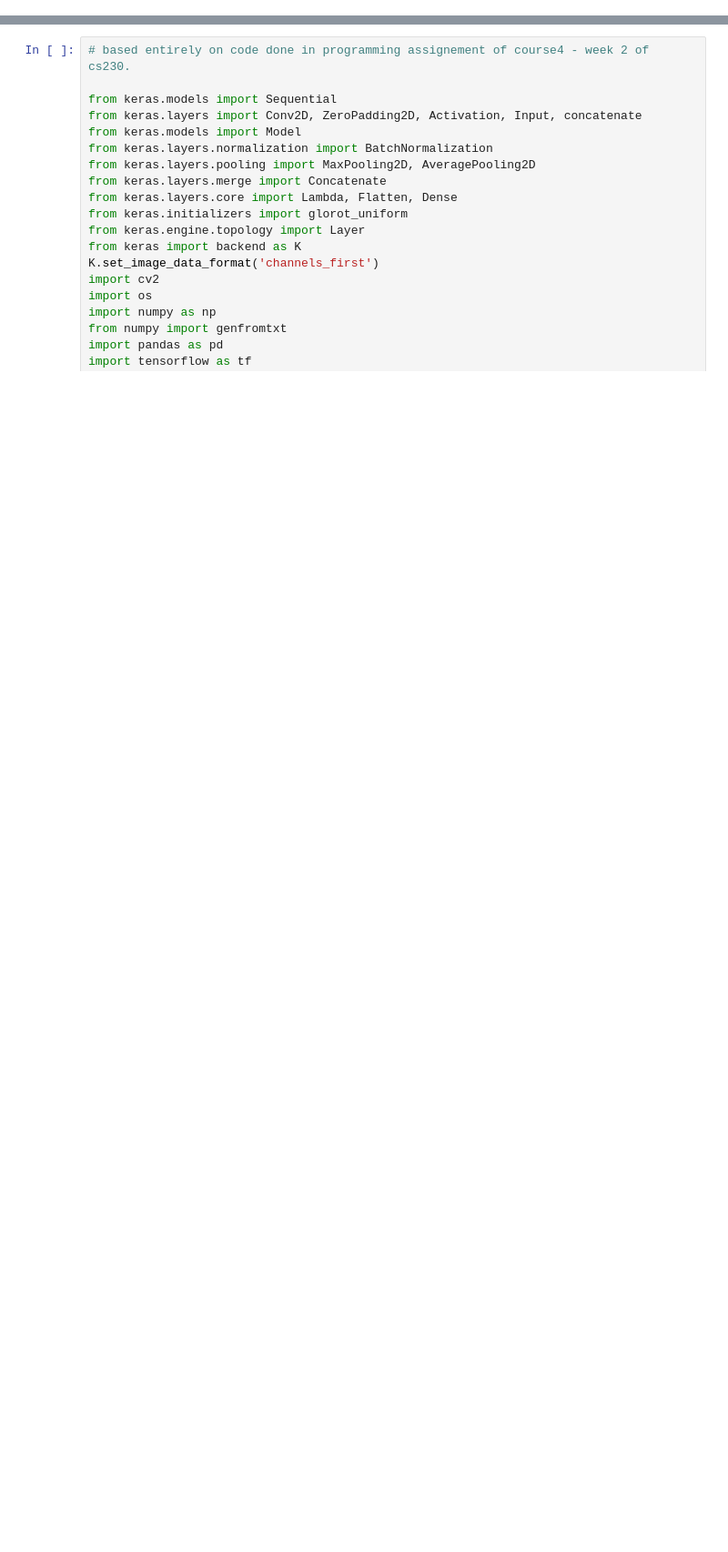
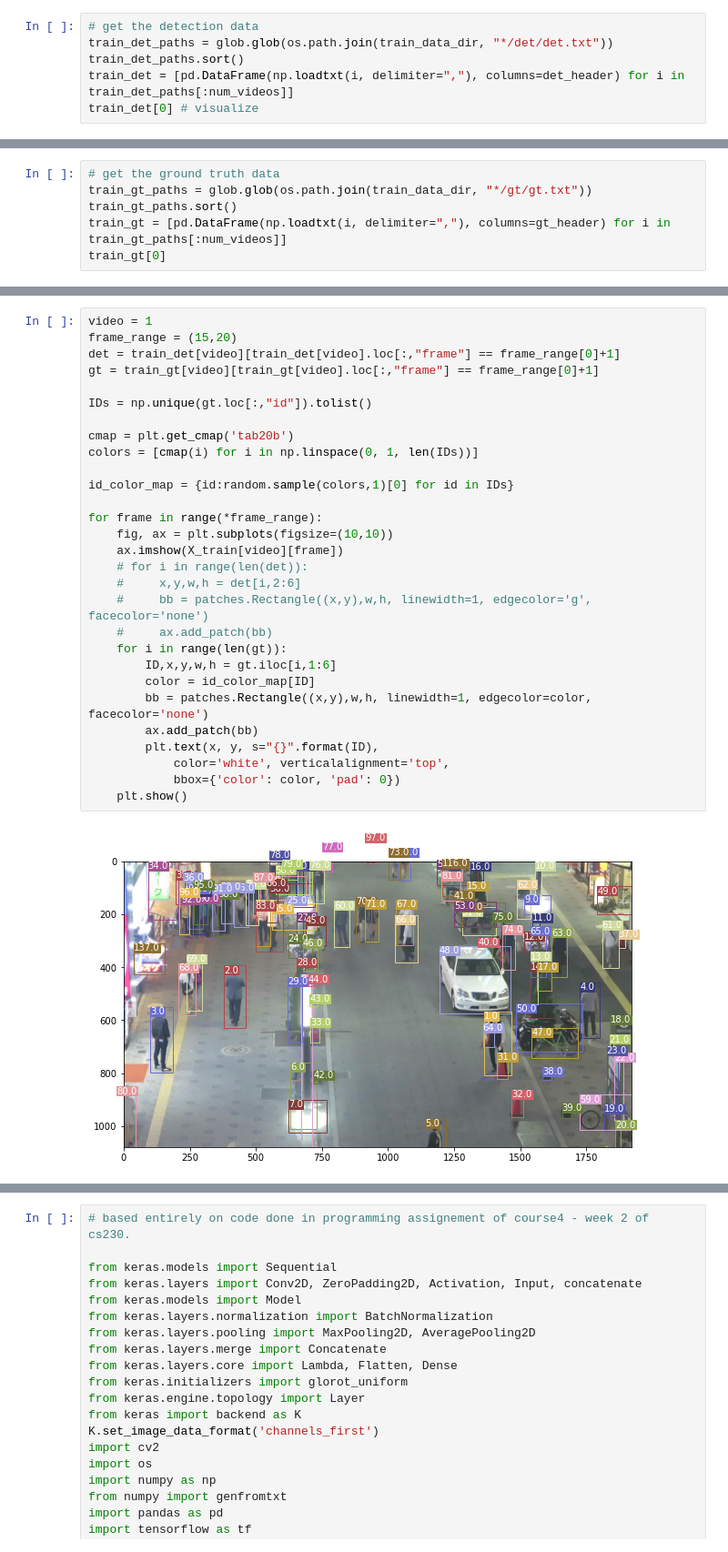
Before and after one commit to ladouceu/cs230-ladouceu, a Jupyter notebook: siamese_network.ipynb, the cells around one changed output, grey strips where cells are left out. Shown at 91% size. Cells and saved outputs as stored; diff of their text form; blank space fills up the shorter version.

```diff
--- a/siamese_network.ipynb
+++ b/siamese_network.ipynb
@@ -0,0 +42,6 @@
+# %%
+# get the detection data
+train_det_paths = glob.glob(os.path.join(train_data_dir, "*/det/det.txt"))
+train_det_paths.sort()
+train_det = [pd.DataFrame(np.loadtxt(i, delimiter=","), columns=det_header) for i in train_det_paths[:num_videos]]
+train_det[0] # visualize
@@ -0,0 +62,6 @@
+# %%
+# get the ground truth data
+train_gt_paths = glob.glob(os.path.join(train_data_dir, "*/gt/gt.txt"))
+train_gt_paths.sort()
+train_gt = [pd.DataFrame(np.loadtxt(i, delimiter=","), columns=gt_header) for i in train_gt_paths[:num_videos]]
+train_gt[0]
@@ -0,0 +84,31 @@
+# %%
+video = 1
+frame_range = (15,20)
+det = train_det[video][train_det[video].loc[:,"frame"] == frame_range[0]+1]
+gt = train_gt[video][train_gt[video].loc[:,"frame"] == frame_range[0]+1]
+
+IDs = np.unique(gt.loc[:,"id"]).tolist()
+
+cmap = plt.get_cmap('tab20b')
+colors = [cmap(i) for i in np.linspace(0, 1, len(IDs))]
+
+id_color_map = {id:random.sample(colors,1)[0] for id in IDs}
+
+for frame in range(*frame_range):
+    fig, ax = plt.subplots(figsize=(10,10))
+    ax.imshow(X_train[video][frame])
+    # for i in range(len(det)):
+    #     x,y,w,h = det[i,2:6]
+    #     bb = patches.Rectangle((x,y),w,h, linewidth=1, edgecolor='g', facecolor='none')
+    #     ax.add_patch(bb)
+    for i in range(len(gt)):
+        ID,x,y,w,h = gt.iloc[i,1:6]
+        color = id_color_map[ID]
+        bb = patches.Rectangle((x,y),w,h, linewidth=1, edgecolor=color, facecolor='none')
+        ax.add_patch(bb)
+        plt.text(x, y, s="{}".format(ID),
+            color='white', verticalalignment='top',
+            bbox={'color': color, 'pad': 0})
+    plt.show()
+# %% [output]
+[figure, added]
```
Also changed, not shown: parts of 25 cells of this notebook.
